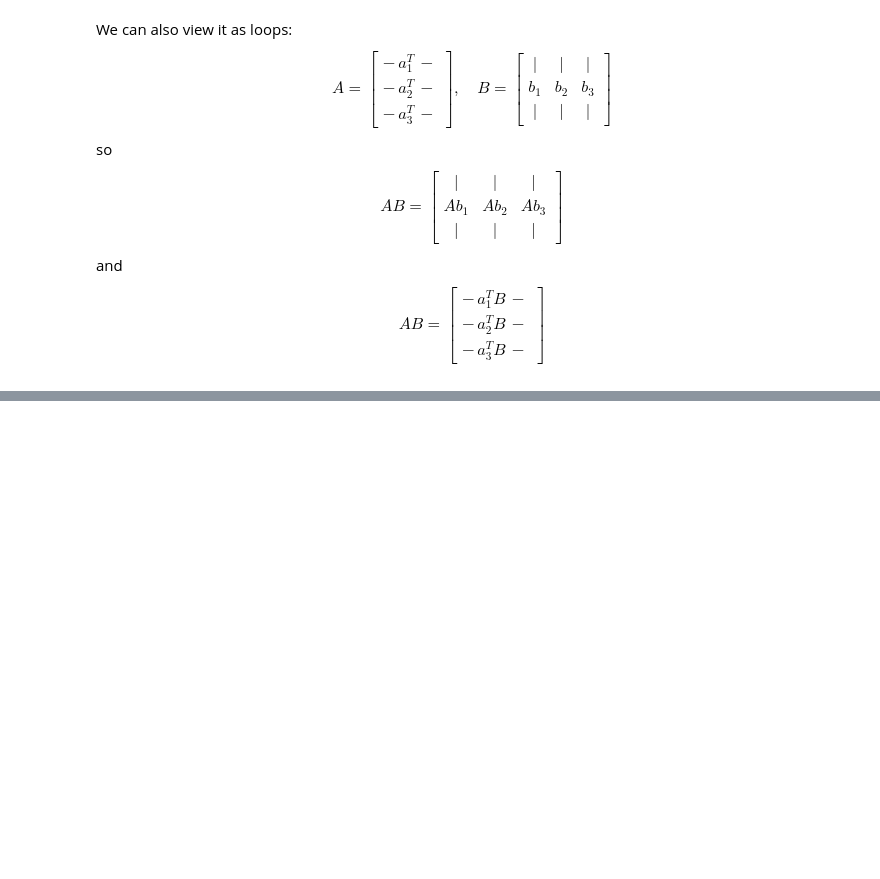
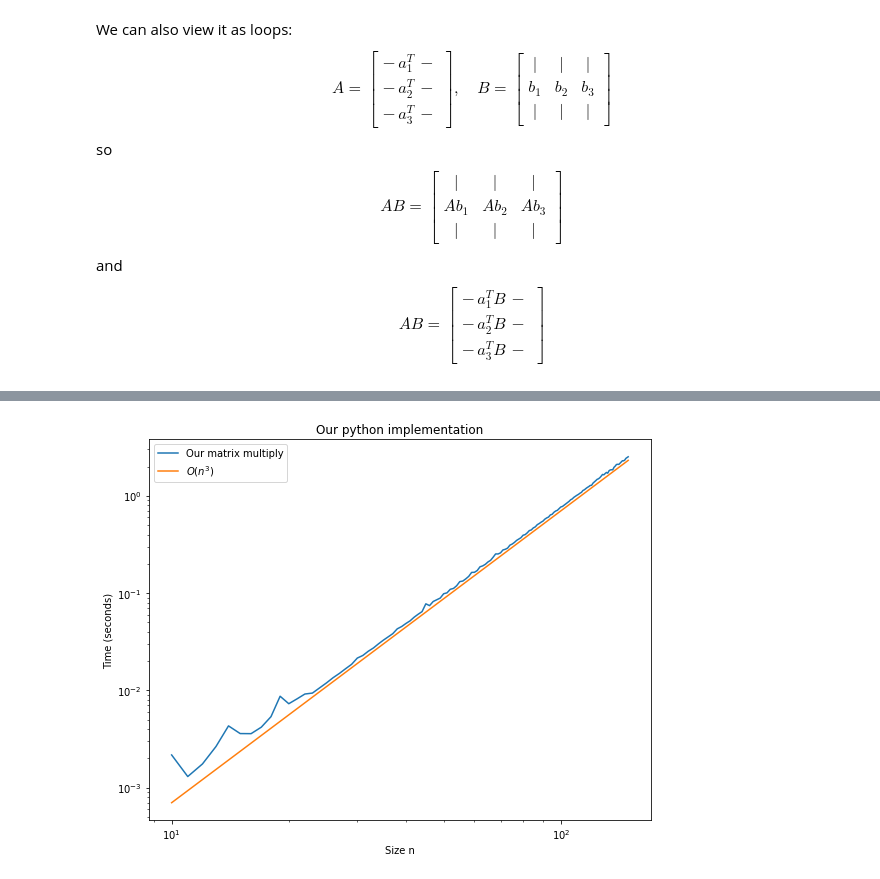
Before and after one commit to stephenbeckr/numerical-analysis-class, a Jupyter notebook: Demos/Ch6_MatrixMultiplication.ipynb, the cells around one changed output, grey strips where cells are left out. Saved outputs shown, nothing was run; the diff lists cells and outputs as text; code cells hidden in the pictures; blank space fills up the shorter version.

```diff
--- a/Demos/Ch6_MatrixMultiplication.ipynb
+++ b/Demos/Ch6_MatrixMultiplication.ipynb
@@ -366,0 +431,11 @@ plt.show()
+# %%
+plt.figure(figsize=(9,7))
+plt.loglog( nList, timeList,label='Our matrix multiply' )
+plt.loglog( nList, 7e-7*np.array(nList)**3,label="$O(n^3)$")
+plt.xlabel('Size n')
+plt.ylabel('Time (seconds)')
+plt.title('Our python implementation')
+plt.legend()
+plt.show()
+# %% [output]
+[figure, added]
```
Also changed, not shown: parts of 19 cells of this notebook.
